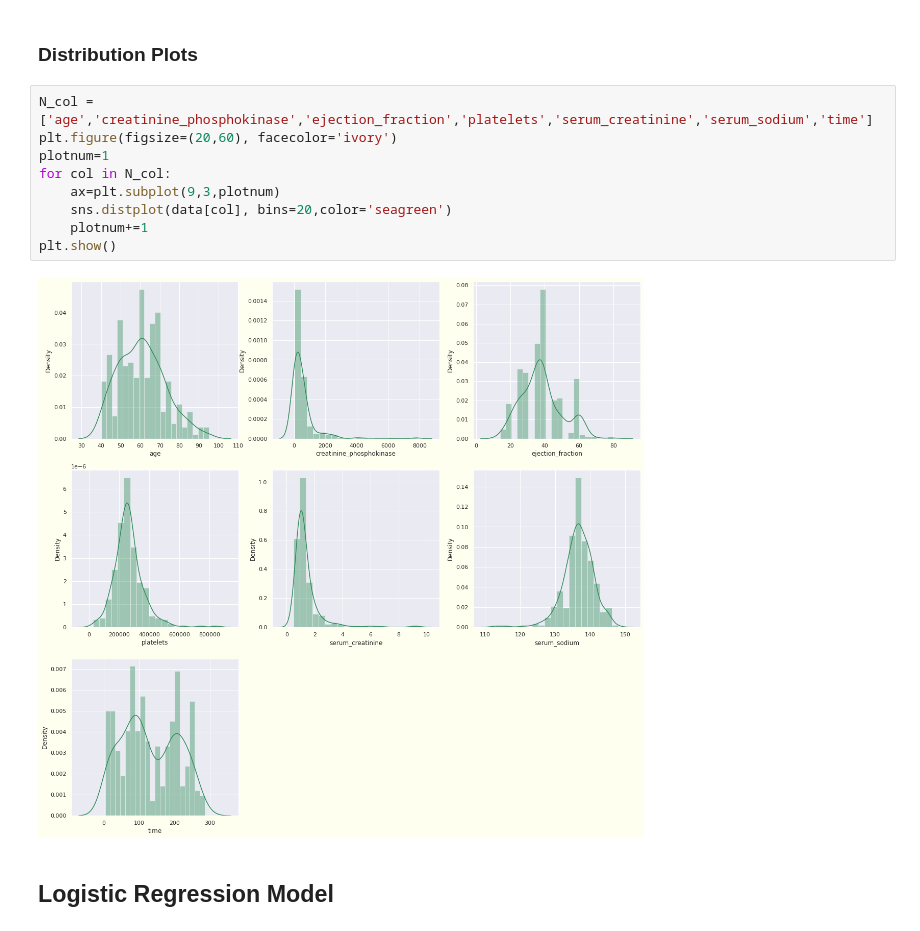
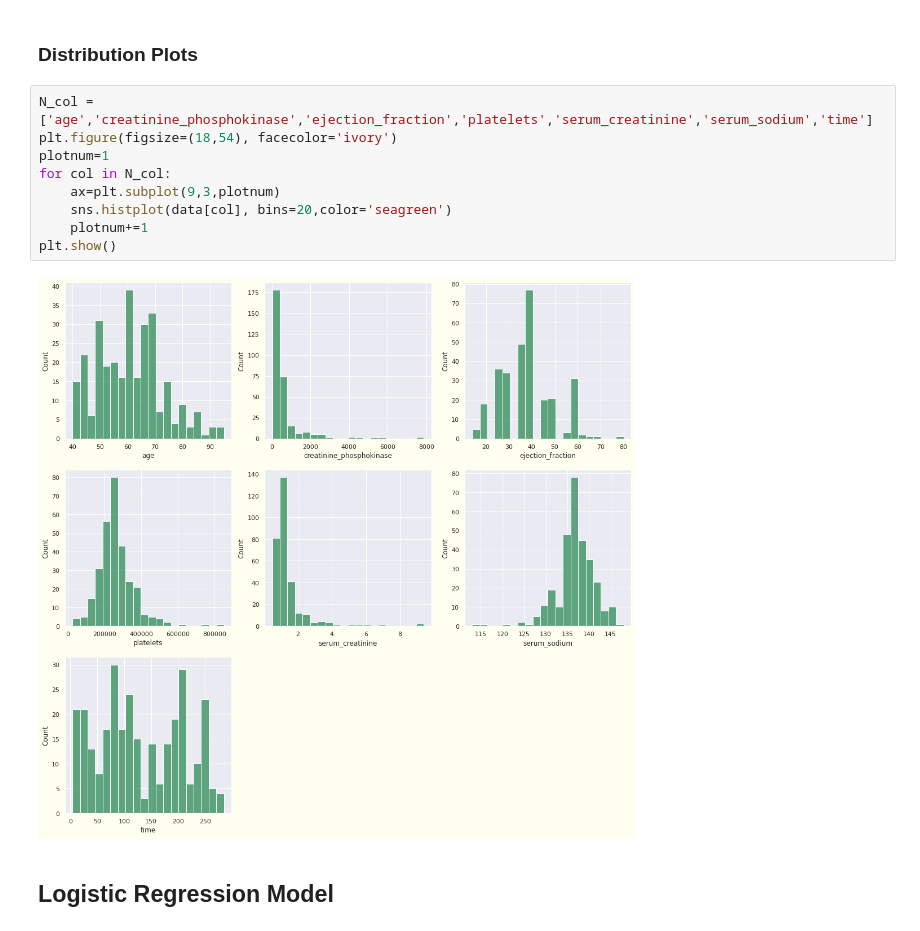
Before and after one commit to yash9904/heart-failure-prediction, a Jupyter notebook: heart_failure_prediction.ipynb, the cells around one changed output. Cells and saved outputs as stored; diff of their text form.

```diff
--- a/heart_failure_prediction.ipynb
+++ b/heart_failure_prediction.ipynb
@@ -129,15 +129,15 @@ plt.show()
 ### Distribution Plots
 # %%
 N_col = ['age','creatinine_phosphokinase','ejection_fraction','platelets','serum_creatinine','serum_sodium','time']
-plt.figure(figsize=(20,60), facecolor='ivory')
+plt.figure(figsize=(18,54), facecolor='ivory')
 plotnum=1
 for col in N_col:
     ax=plt.subplot(9,3,plotnum)
-    sns.distplot(data[col], bins=20,color='seagreen')
+    sns.histplot(data[col], bins=20,color='seagreen')
     plotnum+=1
 plt.show()
 # %% [output]
-[figure, old version]
+[figure, new version]
 # %% [markdown]
 ## Logistic Regression Model
 # %% [markdown]
```
